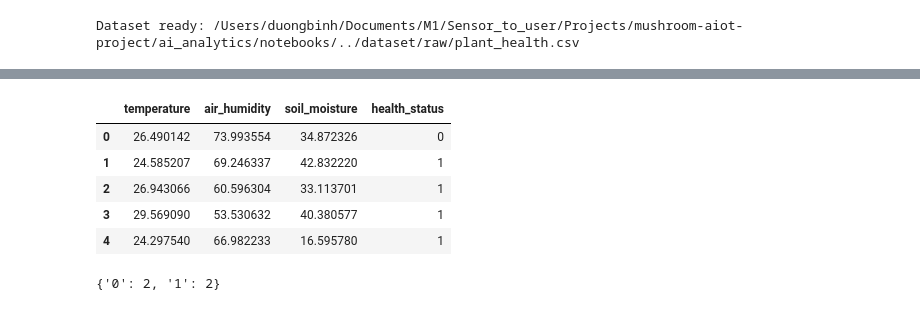
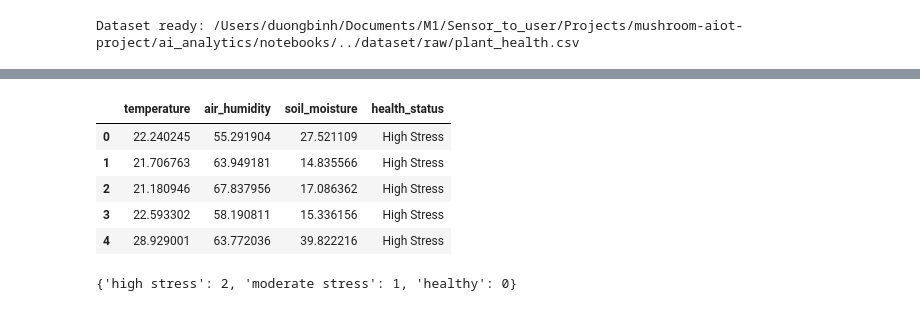
Before and after one commit to akashi0310/mushroom-aiot-project, a Jupyter notebook: ai_analytics/notebooks/01_data_eda.ipynb, the cells around one changed output, grey strips where cells are left out. Saved outputs shown, nothing was run; the diff lists cells and outputs as text; code cells hidden in the pictures.

```diff
--- a/ai_analytics/notebooks/01_data_eda.ipynb
+++ b/ai_analytics/notebooks/01_data_eda.ipynb
@@ -63,26 +63,26 @@ df.head()
 # %%
 df.columns = df.columns.str.lower().str.strip().str.replace(' ', '_', regex=False)
 
 column_mapping = {
-    'temperature_c': 'temperature',
-    'humidity_%': 'air_humidity',
-    'soil_moisture_%': 'soil_moisture',
-    'health_status': 'health_status'
+    'ambient_temperature': 'temperature',
+    'humidity': 'air_humidity',
+    'soil_moisture': 'soil_moisture',
+    'plant_health_status': 'health_status'
 }
 
 df = df.rename(columns=column_mapping)
 
 required_cols = ['temperature', 'air_humidity', 'soil_moisture', 'health_status']
 df = df[required_cols].dropna().copy()
 
 df.head()
 # %% [output]
 |  | temperature | air_humidity | soil_moisture | health_status |
-| 0 | 26.490142 | 73.993554 | 34.872326 | 0 |
-| 1 | 24.585207 | 69.246337 | 42.832220 | 1 |
-| 2 | 26.943066 | 60.596304 | 33.113701 | 1 |
-| 3 | 29.569090 | 53.530632 | 40.380577 | 1 |
-| 4 | 24.297540 | 66.982233 | 16.595780 | 1 |
+| 0 | 22.240245 | 55.291904 | 27.521109 | High Stress |
+| 1 | 21.706763 | 63.949181 | 14.835566 | High Stress |
+| 2 | 21.180946 | 67.837956 | 17.086362 | High Stress |
+| 3 | 22.593302 | 58.190811 | 15.336156 | High Stress |
+| 4 | 28.929001 | 63.772036 | 39.822216 | High Stress |
 # %%
 df = df.dropna()
 
@@ -106,7 +106,7 @@ CLASS_NAMES = {0: 'healthy', 1: 'warning', 2: 'critical'}
 
 print(label_map)
 # %% [output]
-{'0': 2, '1': 2}
+{'high stress': 2, 'moderate stress': 1, 'healthy': 0}
 # %%
 FEATURES = ['temperature','air_humidity','soil_moisture']
 palette = {0:'#2ecc71',1:'#f39c12',2:'#e74c3c'}
```
Also changed, not shown: parts of 4 cells of this notebook, 2 other files.
